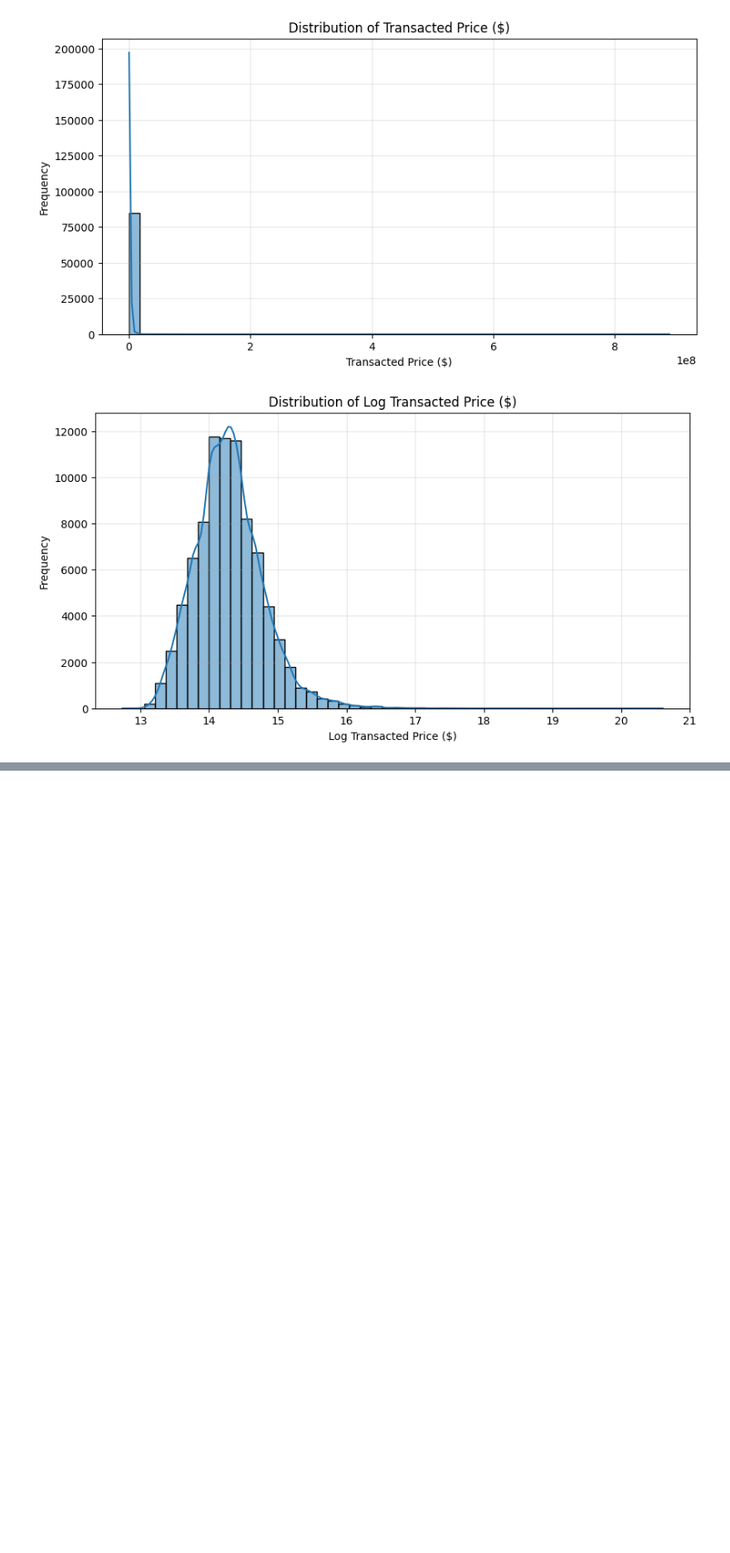
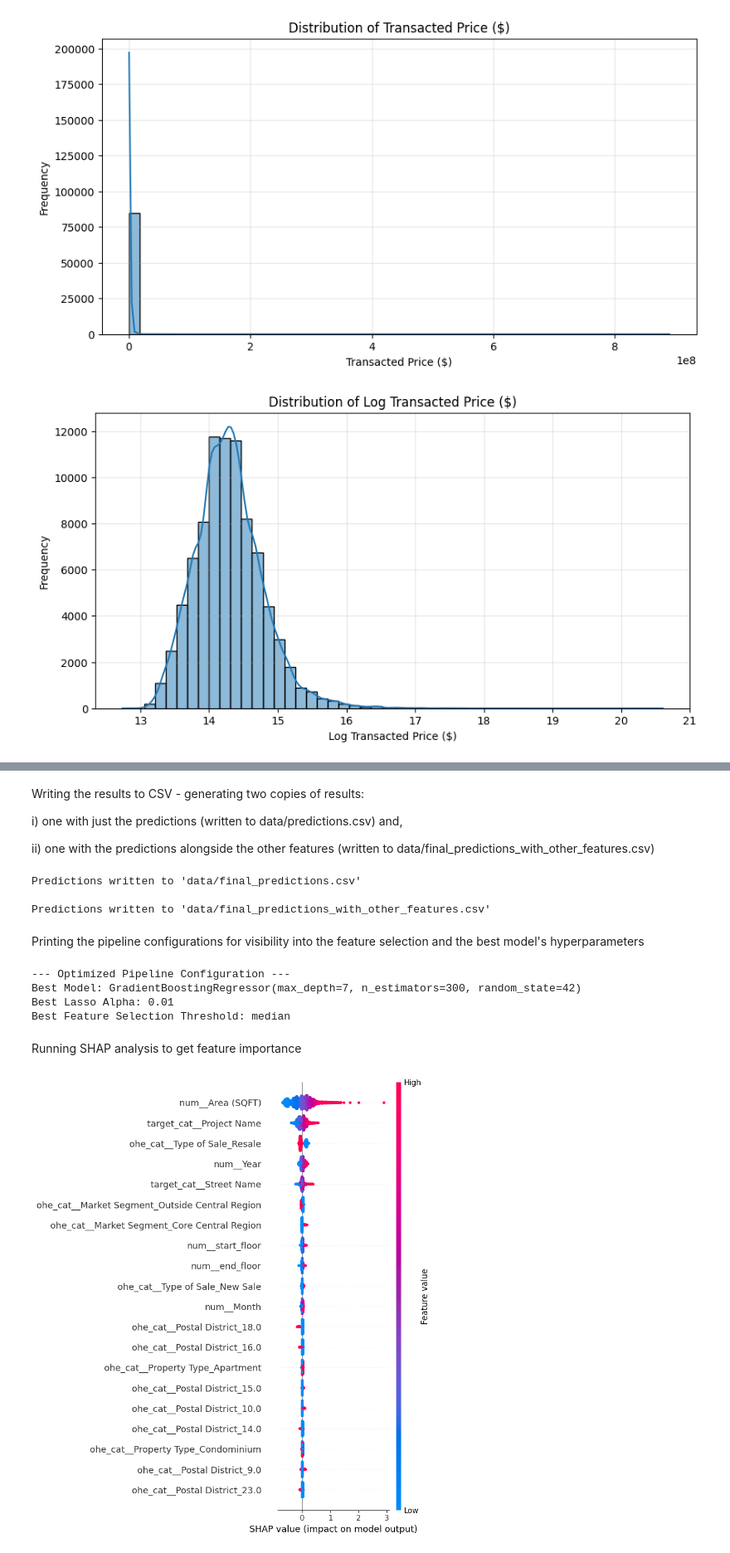
Before and after one commit to s-hreya-riram/property-price-prediction, a Jupyter notebook: Assignment-1.ipynb, the cells around one changed output, grey strips where cells are left out. Shown: that part at 83% size. Cells and saved outputs as stored; diff of their text form; code cells hidden in the pictures; blank space fills up the shorter version.

```diff
--- a/Assignment-1.ipynb
+++ b/Assignment-1.ipynb
@@ -1247,0 +982,67 @@ Top 10 Most Important Features:
+# %% [markdown]
+Writing the results to CSV - generating two copies of results:
+
+i) one with just the predictions (written to data/predictions.csv) and,
+
+ii) one with the predictions alongside the other features (written to data/final_predictions_with_other_features.csv)
+# %%
+# Write predictions to CSV
+predictions_df = pd.DataFrame({
+    'Log Transacted Price ($)': y_pred
+})
+# convert back to original scale
+predictions_df = pd.DataFrame({
+    'Transacted Price ($)': np.expm1(y_pred)
+})
+
+predictions_df.to_csv('data/final_predictions.csv', index=False)
+print("\nPredictions written to 'data/final_predictions.csv'")
+
+# merge with the rest of the X_test
+predictions_df = pd.concat([X_test.reset_index(drop=True), predictions_df], axis=1)
+
+predictions_df.to_csv('data/final_predictions_with_other_features.csv', index=False)
+print("\nPredictions written to 'data/final_predictions_with_other_features.csv'")
+# %% [output]
+Predictions written to 'data/final_predictions.csv'
+
+Predictions written to 'data/final_predictions_with_other_features.csv'
+# %% [markdown]
+Printing the pipeline configurations for visibility into the feature selection and the best model's hyperparameters
+# %%
+best_pipeline = grid_search.best_estimator_
+
+print("\n--- Optimized Pipeline Configuration ---")
+print(f"Best Model: {best_pipeline.named_steps['model']}")
+print(f"Best Lasso Alpha: {best_pipeline.named_steps['feature_selection'].estimator.alpha}")
+print(f"Best Feature Selection Threshold: {best_pipeline.named_steps['feature_selection'].threshold}")
+# %% [output]
+--- Optimized Pipeline Configuration ---
+Best Model: GradientBoostingRegressor(max_depth=7, n_estimators=300, random_state=42)
+Best Lasso Alpha: 0.01
+Best Feature Selection Threshold: median
+# %% [markdown]
+Running SHAP analysis to get feature importance
+# %%
+import shap
+import numpy as np
+
+# Access the preprocessor and model from the best pipeline
+preprocessor = best_pipeline.named_steps['preprocessor']
+model = best_pipeline.named_steps['model']
+
+# Transform X_train and convert it to a dense array
+X_train_transformed = preprocessor.transform(X_train)
+if hasattr(X_train_transformed, "toarray"):
+    X_train_transformed = X_train_transformed.toarray()
+# Create SHAP explainer
+explainer = shap.Explainer(model, X_train_transformed)
+# Calculate SHAP values for the test set
+X_test_transformed = preprocessor.transform(X_test)
+if hasattr(X_test_transformed, "toarray"):
+    X_test_transformed = X_test_transformed.toarray()
+shap_values = explainer(X_test_transformed)
+# Plot summary of SHAP values
+shap.summary_plot(shap_values, feature_names=preprocessor.get_feature_names_out())
+# %% [output]
+[figure, added]
```
Also changed, not shown: parts of 30 cells of this notebook, 4 other files.
